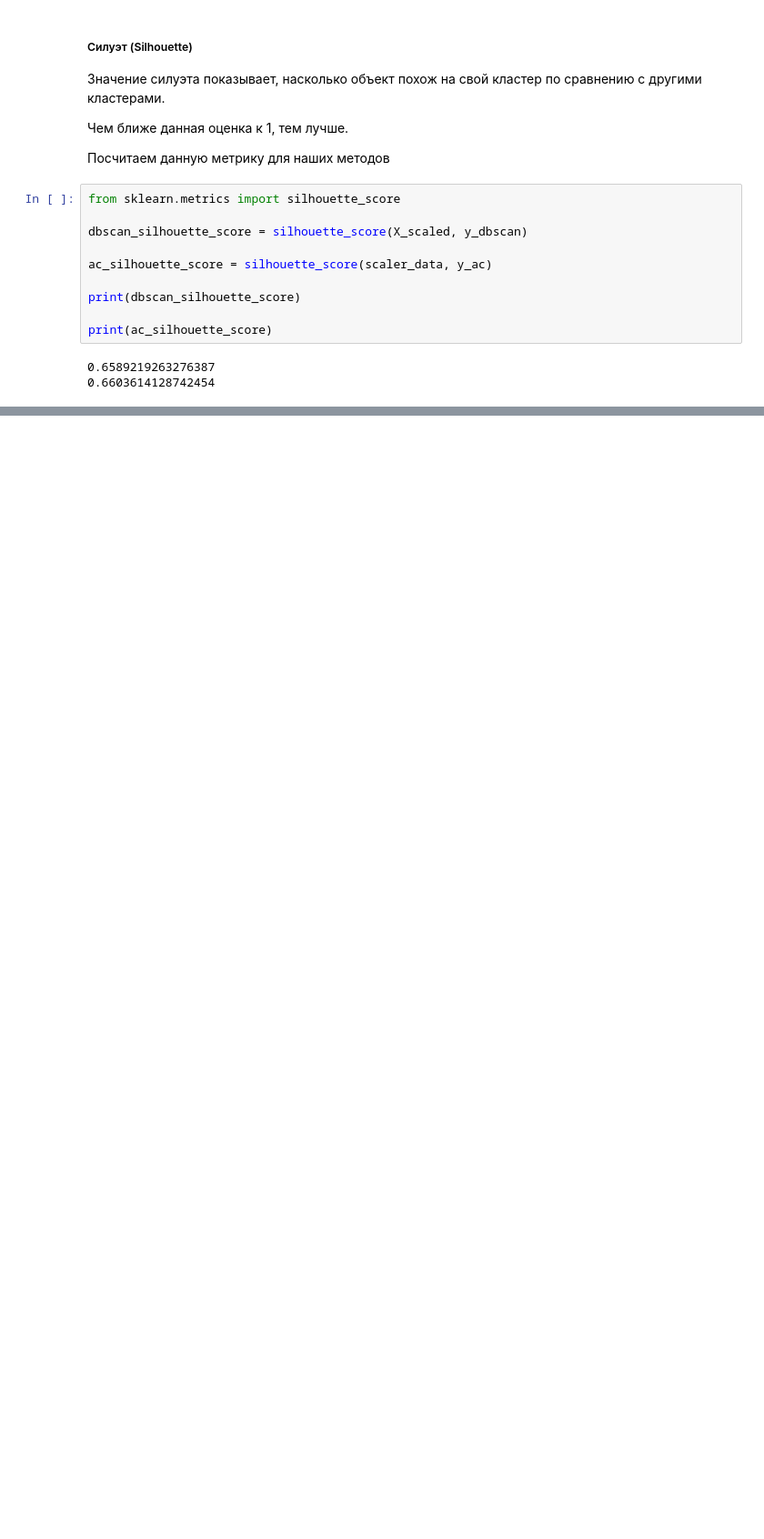
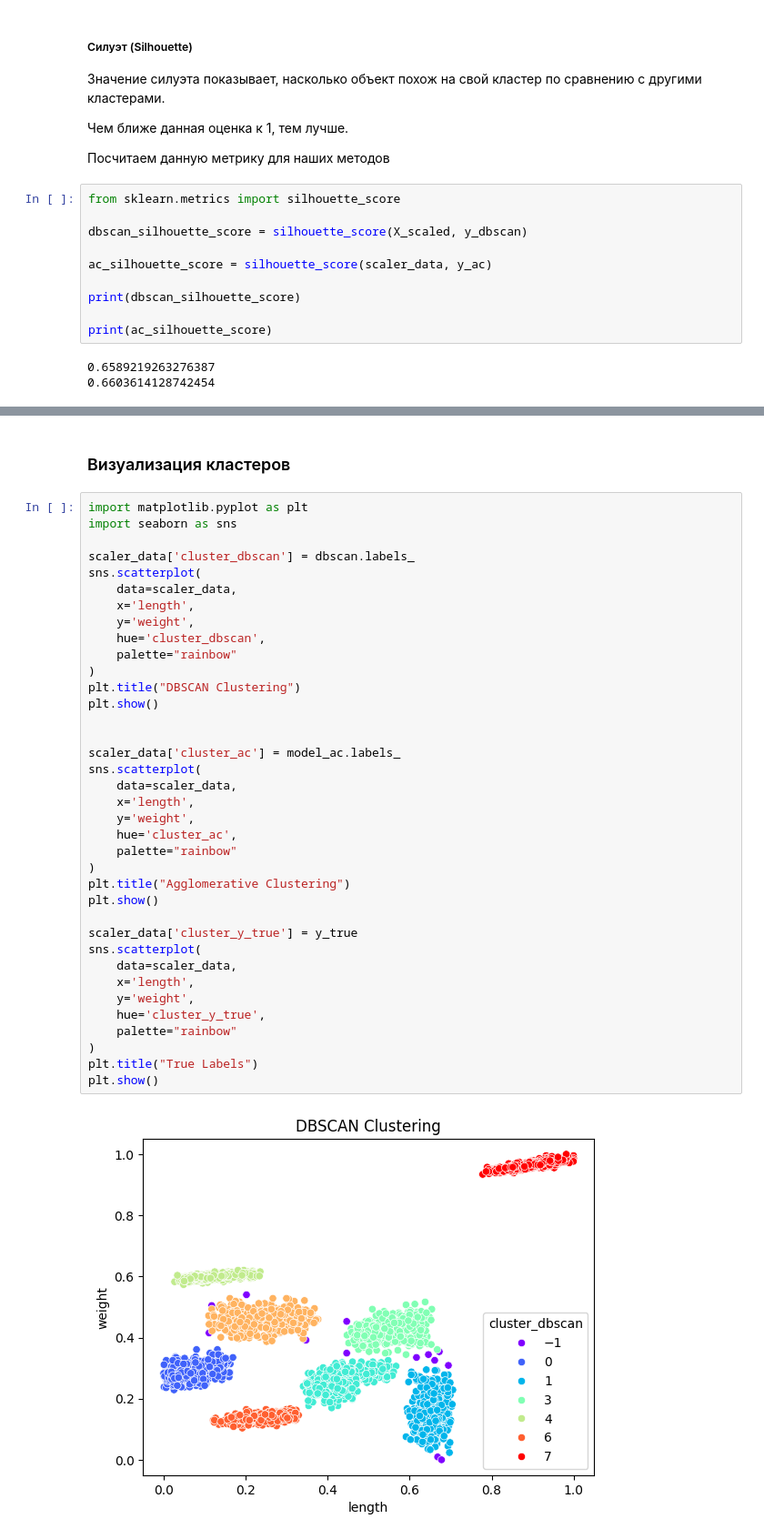
Before and after one commit to ladnodanil/ml1, a Jupyter notebook: laba4.ipynb, the cells around one changed output, grey strips where cells are left out. Shown at 91% size. Cells and saved outputs as stored; diff of their text form; blank space fills up the shorter version.

```diff
--- a/laba4.ipynb
+++ b/laba4.ipynb
@@ -411,0 +612,41 @@ array([[14341558,   450254],
+# %% [markdown]
+### Визуализация кластеров
+# %%
+import matplotlib.pyplot as plt
+import seaborn as sns
+
+scaler_data['cluster_dbscan'] = dbscan.labels_
+sns.scatterplot(
+    data=scaler_data,
+    x='length',
+    y='weight',
+    hue='cluster_dbscan',
+    palette="rainbow"
+)
+plt.title("DBSCAN Clustering")
+plt.show()
+
+
+scaler_data['cluster_ac'] = model_ac.labels_
+sns.scatterplot(
+    data=scaler_data,
+    x='length',
+    y='weight',
+    hue='cluster_ac',
+    palette="rainbow"
+)
+plt.title("Agglomerative Clustering")
+plt.show()
+
+scaler_data['cluster_y_true'] = y_true
+sns.scatterplot(
+    data=scaler_data,
+    x='length',
+    y='weight',
+    hue='cluster_y_true',
+    palette="rainbow"
+)
+plt.title("True Labels")
+plt.show()
+# %% [output]
+[figure, added]
```
Also changed, not shown: parts of 17 cells of this notebook.
